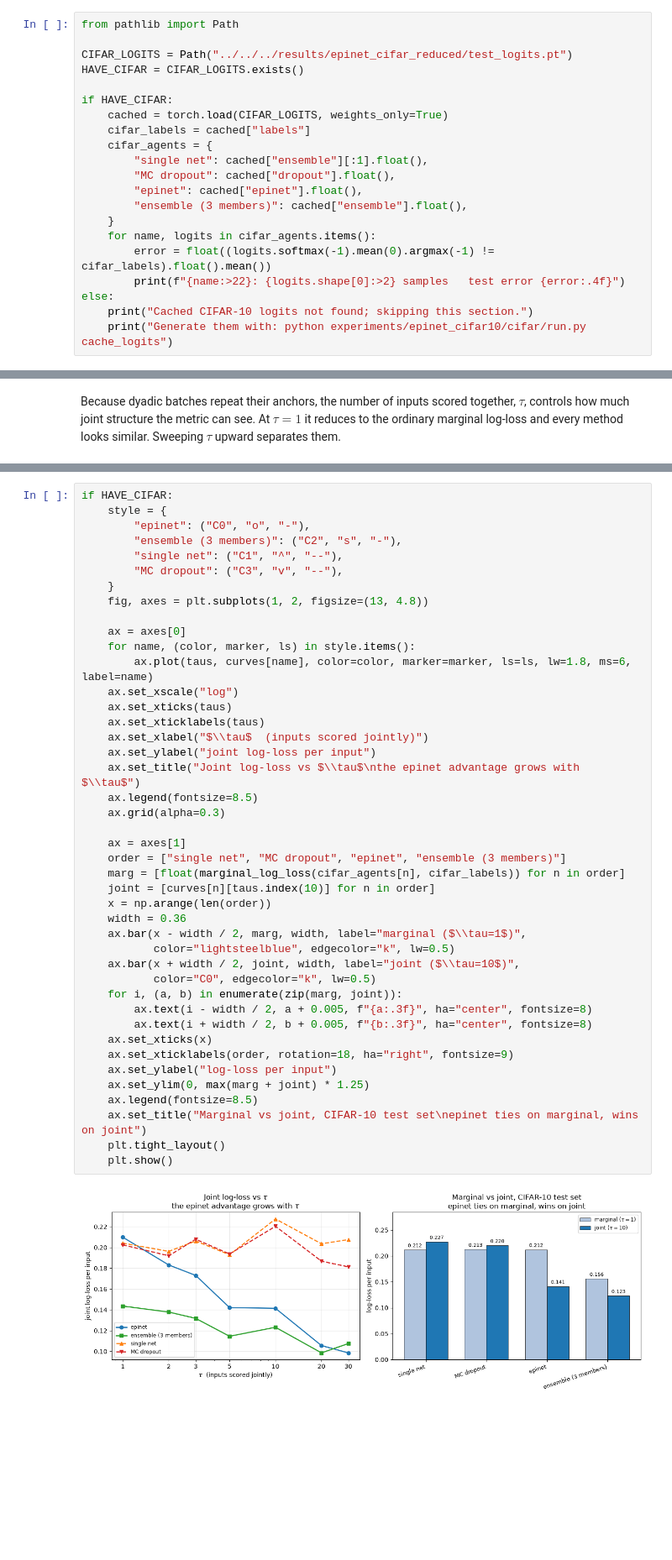
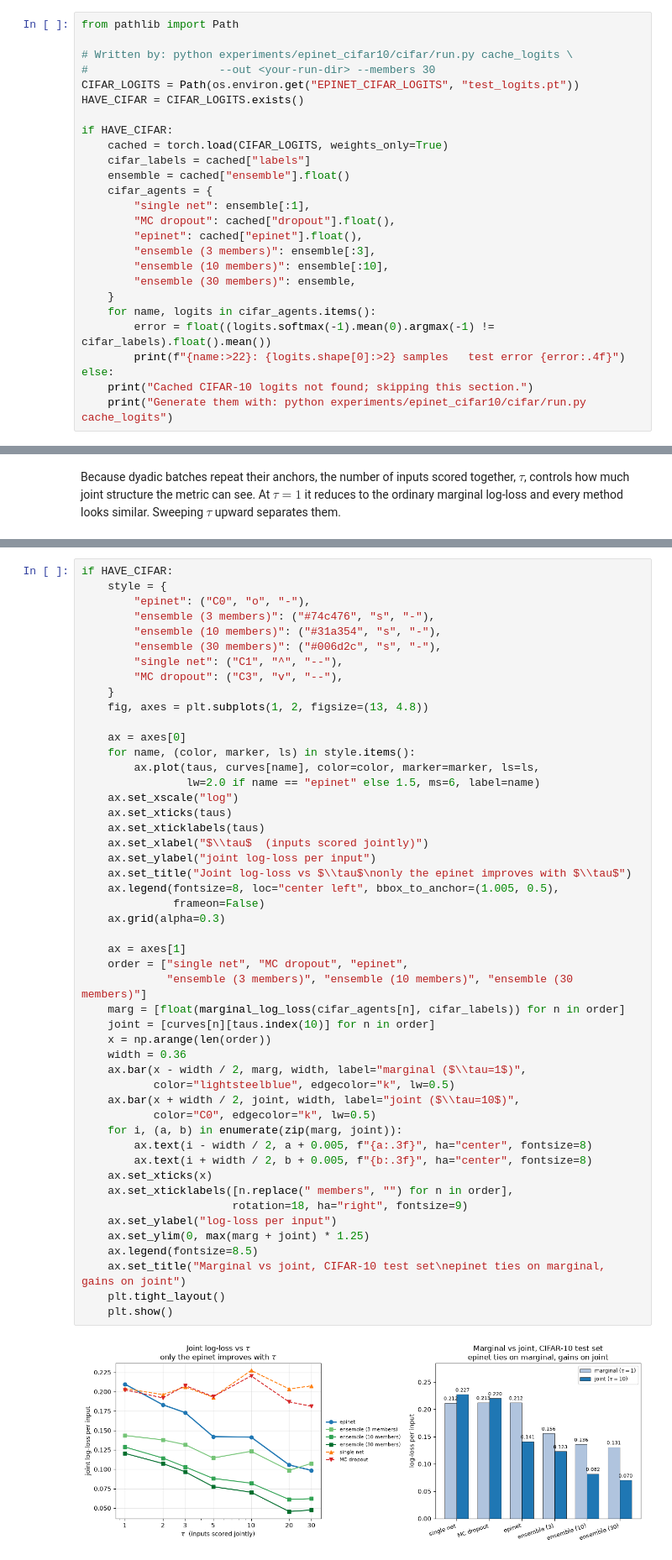
Before and after one commit to lightning-uq-box/lightning-uq-box, a Jupyter notebook: docs/tutorials/classification/epinet.ipynb, the cells around one changed output, grey strips where cells are left out. Shown at 84% size. Cells and saved outputs as stored; diff of their text form; blank space fills up the shorter version.

```diff
--- a/docs/tutorials/classification/epinet.ipynb
+++ b/docs/tutorials/classification/epinet.ipynb
@@ -320,17 +320,22 @@ The cells below read the cached test-set logits that experiment writes (`run.py
 # %%
 from pathlib import Path
 
-CIFAR_LOGITS = Path("../../../results/epinet_cifar_reduced/test_logits.pt")
+# Written by: python experiments/epinet_cifar10/cifar/run.py cache_logits \
+#                    --out <your-run-dir> --members 30
+CIFAR_LOGITS = Path(os.environ.get("EPINET_CIFAR_LOGITS", "test_logits.pt"))
 HAVE_CIFAR = CIFAR_LOGITS.exists()
 
 if HAVE_CIFAR:
     cached = torch.load(CIFAR_LOGITS, weights_only=True)
     cifar_labels = cached["labels"]
+    ensemble = cached["ensemble"].float()
     cifar_agents = {
-        "single net": cached["ensemble"][:1].float(),
+        "single net": ensemble[:1],
         "MC dropout": cached["dropout"].float(),
         "epinet": cached["epinet"].float(),
-        "ensemble (3 members)": cached["ensemble"].float(),
+        "ensemble (3 members)": ensemble[:3],
+        "ensemble (10 members)": ensemble[:10],
+        "ensemble (30 members)": ensemble,
     }
     for name, logits in cifar_agents.items():
         error = float((logits.softmax(-1).mean(0).argmax(-1) != cifar_labels).float().mean())
@@ -368,44 +375,50 @@ computed joint log-loss over tau for 4 methods
 if HAVE_CIFAR:
     style = {
         "epinet": ("C0", "o", "-"),
-        "ensemble (3 members)": ("C2", "s", "-"),
+        "ensemble (3 members)": ("#74c476", "s", "-"),
+        "ensemble (10 members)": ("#31a354", "s", "-"),
+        "ensemble (30 members)": ("#006d2c", "s", "-"),
         "single net": ("C1", "^", "--"),
         "MC dropout": ("C3", "v", "--"),
     }
     fig, axes = plt.subplots(1, 2, figsize=(13, 4.8))
 
     ax = axes[0]
     for name, (color, marker, ls) in style.items():
-        ax.plot(taus, curves[name], color=color, marker=marker, ls=ls, lw=1.8, ms=6, label=name)
+        ax.plot(taus, curves[name], color=color, marker=marker, ls=ls,
+                lw=2.0 if name == "epinet" else 1.5, ms=6, label=name)
     ax.set_xscale("log")
     ax.set_xticks(taus)
     ax.set_xticklabels(taus)
     ax.set_xlabel("$\\tau$  (inputs scored jointly)")
     ax.set_ylabel("joint log-loss per input")
-    ax.set_title("Joint log-loss vs $\\tau$\nthe epinet advantage grows with $\\tau$")
-    ax.legend(fontsize=8.5)
+    ax.set_title("Joint log-loss vs $\\tau$\nonly the epinet improves with $\\tau$")
+    ax.legend(fontsize=8, loc="center left", bbox_to_anchor=(1.005, 0.5),
+              frameon=False)
     ax.grid(alpha=0.3)
 
     ax = axes[1]
-    order = ["single net", "MC dropout", "epinet", "ensemble (3 members)"]
+    order = ["single net", "MC dropout", "epinet",
+             "ensemble (3 members)", "ensemble (10 members)", "ensemble (30 members)"]
     marg = [float(marginal_log_loss(cifar_agents[n], cifar_labels)) for n in order]
     joint = [curves[n][taus.index(10)] for n in order]
     x = np.arange(len(order))
     width = 0.36
     ax.bar(x - width / 2, marg, width, label="marginal ($\\tau=1$)",
            color="lightsteelblue", edgecolor="k", lw=0.5)
     ax.bar(x + width / 2, joint, width, label="joint ($\\tau=10$)",
            color="C0", edgecolor="k", lw=0.5)
     for i, (a, b) in enumerate(zip(marg, joint)):
         ax.text(i - width / 2, a + 0.005, f"{a:.3f}", ha="center", fontsize=8)
         ax.text(i + width / 2, b + 0.005, f"{b:.3f}", ha="center", fontsize=8)
     ax.set_xticks(x)
-    ax.set_xticklabels(order, rotation=18, ha="right", fontsize=9)
+    ax.set_xticklabels([n.replace(" members", "") for n in order],
+                       rotation=18, ha="right", fontsize=9)
     ax.set_ylabel("log-loss per input")
     ax.set_ylim(0, max(marg + joint) * 1.25)
     ax.legend(fontsize=8.5)
-    ax.set_title("Marginal vs joint, CIFAR-10 test set\nepinet ties on marginal, wins on joint")
+    ax.set_title("Marginal vs joint, CIFAR-10 test set\nepinet ties on marginal, gains on joint")
     plt.tight_layout()
     plt.show()
 # %% [output]
-[figure, old version]
+[figure, new version]
```
Also changed, not shown: parts of 10 cells of this notebook.
